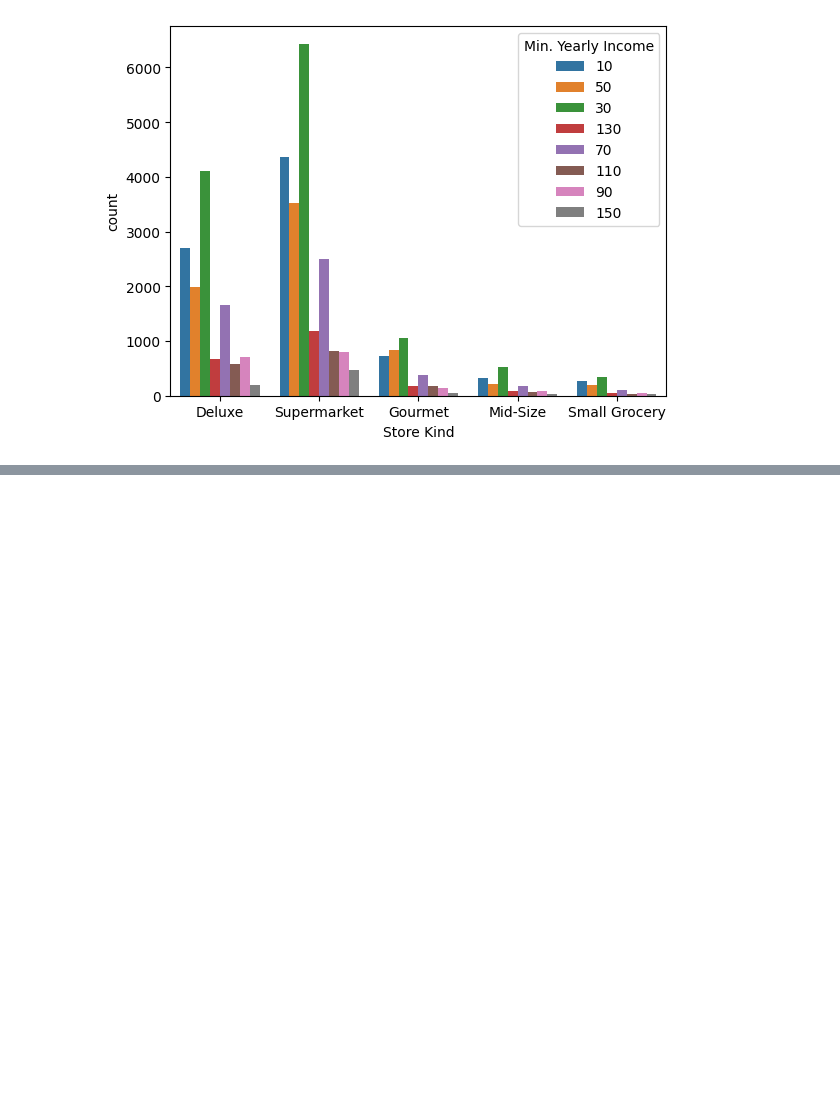
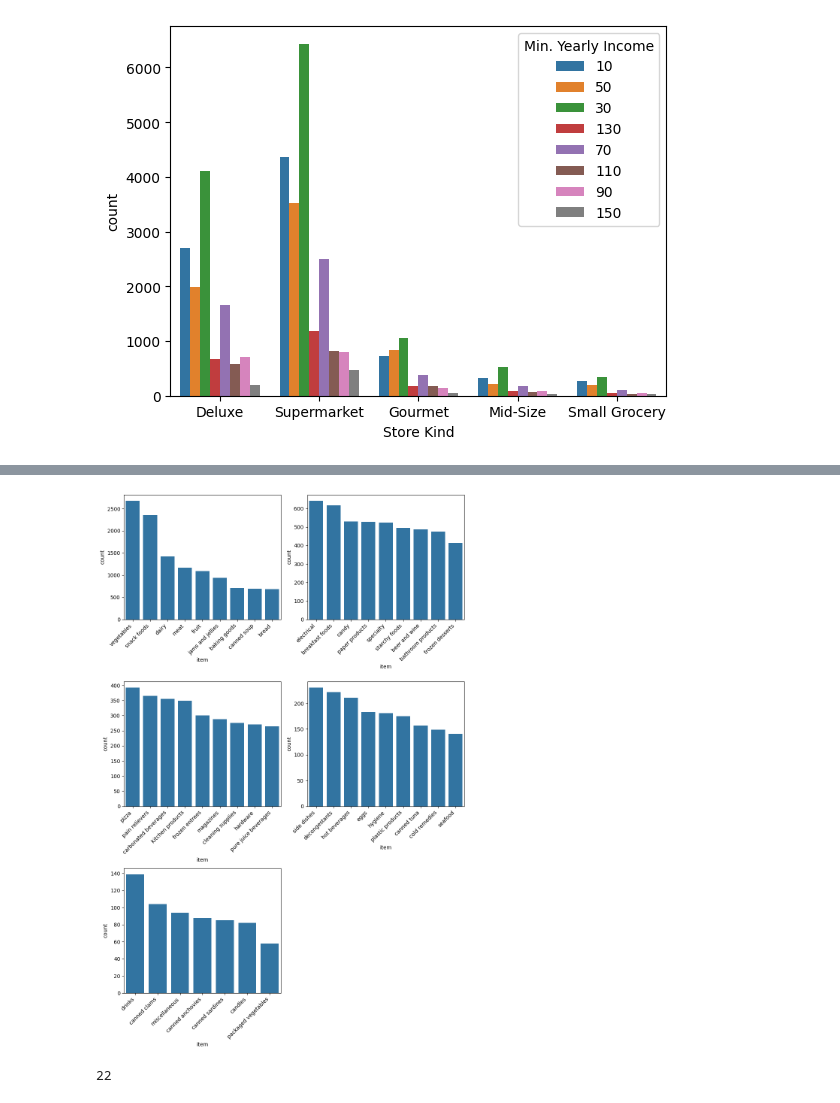
Before and after one commit to Abdelrhmankaram/IEEE-ManSB-VICTORIS-2.0-Filteration, a Jupyter notebook: Analysis NB.ipynb, the cells around one changed output, grey strips where cells are left out. Saved outputs shown, nothing was run; the diff lists cells and outputs as text; code cells hidden in the pictures; blank space fills up the shorter version.

```diff
--- a/Analysis NB.ipynb
+++ b/Analysis NB.ipynb
@@ -70,0 +157,29 @@ sns.countplot(data=data, x='Store Kind', hue='Min. Yearly Income');
+# %%
+import matplotlib.pyplot as plt
+import seaborn as sns
+
+x = data[data["Is Recyclable?"] == 1]["item"].value_counts()
+
+num_plots = len(x) // 9 + 1
+num_rows = 3
+num_cols = (num_plots - 1) // num_rows + 1
+
+fig, axes = plt.subplots(num_rows, num_cols, figsize=(10, 5 * num_rows))
+
+for i, ax in enumerate(axes.flat):
+    start_idx = i * 9
+    end_idx = min((i + 1) * 9, len(x))
+    if start_idx < len(x):
+        sns.barplot(x[start_idx:end_idx], ax=ax)
+        ax.set_xticklabels(ax.get_xticklabels(), rotation=45, ha='right')
+    else:
+        fig.delaxes(ax)  # Remove the last subplot
+
+plt.tight_layout()
+plt.show()
+# %% [output]
+[figure, added]
+# %%
+len(data["department"].unique())
+# %% [output]
+22
```
Also changed, not shown: parts of 23 cells of this notebook, 1 other file.
